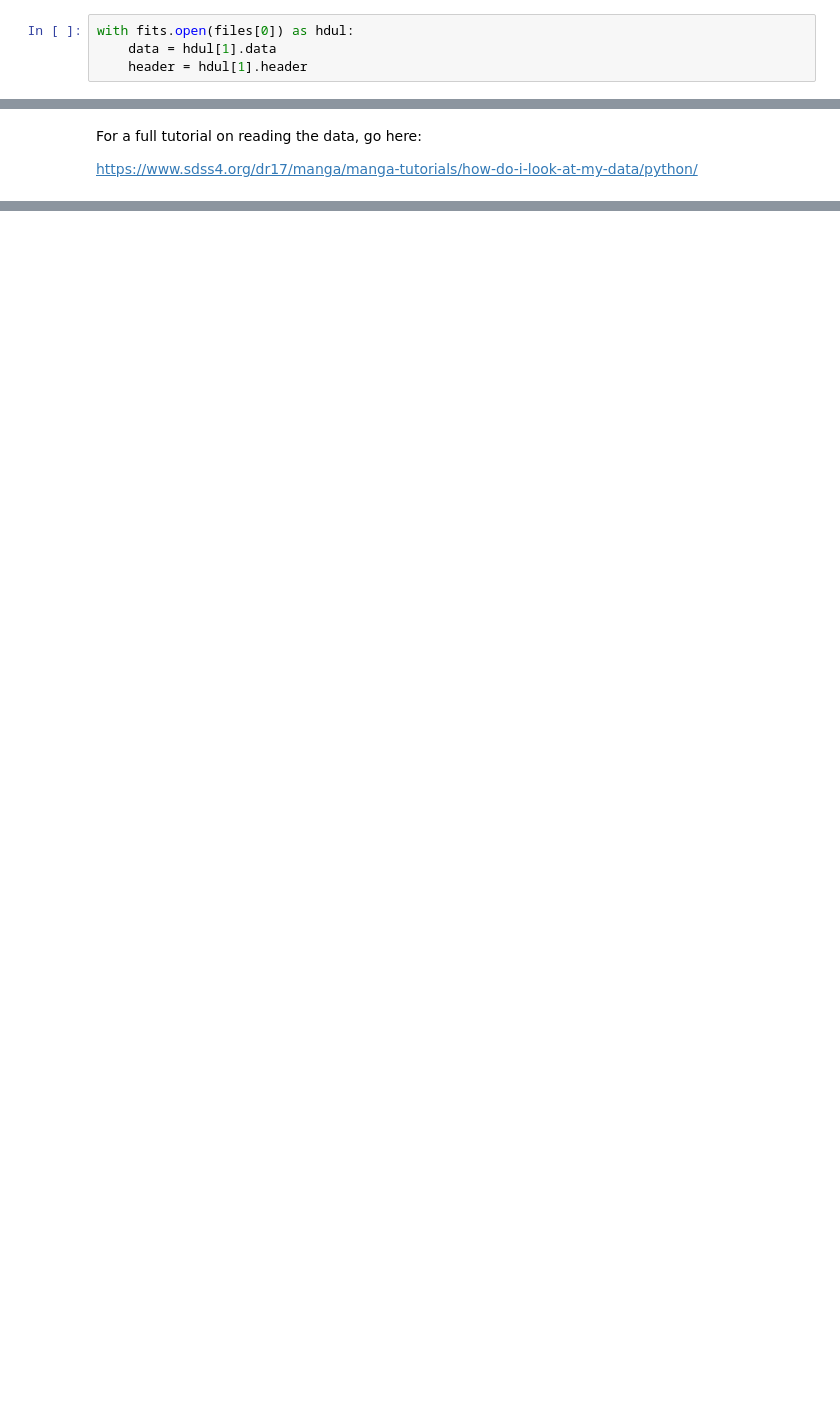
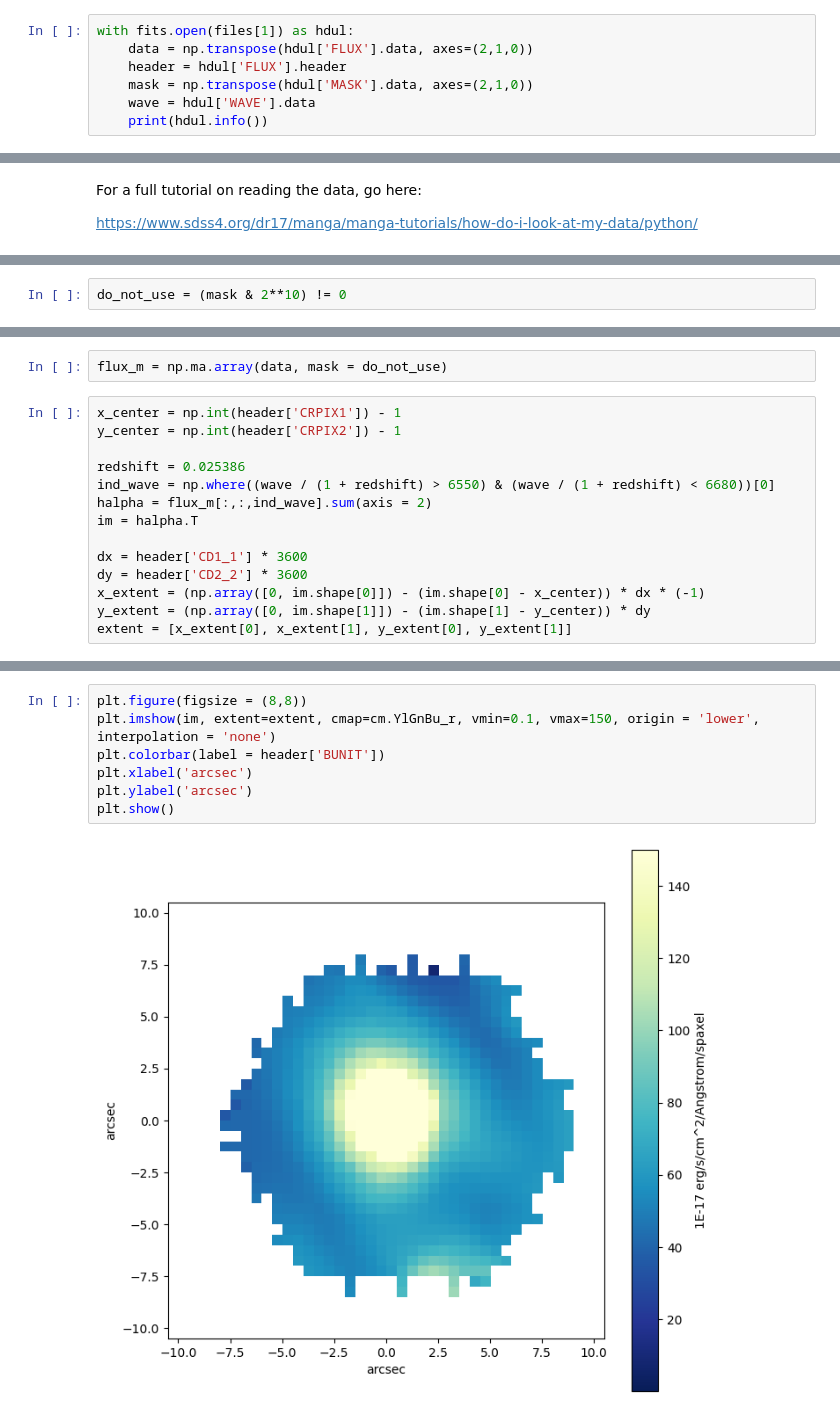
Before and after one commit to AstroORyan/weave-proj, a Jupyter notebook: example/notebooks/looking-at-cube.ipynb, the cells around one changed output, grey strips where cells are left out. Cells and saved outputs as stored; diff of their text form; blank space fills up the shorter version.

```diff
--- a/example/notebooks/looking-at-cube.ipynb
+++ b/example/notebooks/looking-at-cube.ipynb
@@ -19,4 +24,7 @@ with fits.open(files[0]) as hdul:
 # %%
-with fits.open(files[0]) as hdul:
-    data = hdul[1].data
-    header = hdul[1].header
+with fits.open(files[1]) as hdul:
+    data = np.transpose(hdul['FLUX'].data, axes=(2,1,0))
+    header = hdul['FLUX'].header
+    mask = np.transpose(hdul['MASK'].data, axes=(2,1,0))
+    wave = hdul['WAVE'].data
+    print(hdul.info())
@@ -46,0 +81,2 @@ https://www.sdss4.org/dr17/manga/manga-tutorials/how-do-i-look-at-my-data/python
+# %%
+do_not_use = (mask & 2**10) != 0
@@ -46,0 +87,16 @@ https://www.sdss4.org/dr17/manga/manga-tutorials/how-do-i-look-at-my-data/python
+# %%
+flux_m = np.ma.array(data, mask = do_not_use)
+# %%
+x_center = np.int(header['CRPIX1']) - 1
+y_center = np.int(header['CRPIX2']) - 1
+
+redshift = 0.025386
+ind_wave = np.where((wave / (1 + redshift) > 6550) & (wave / (1 + redshift) < 6680))[0]
+halpha = flux_m[:,:,ind_wave].sum(axis = 2)
+im = halpha.T
+
+dx = header['CD1_1'] * 3600
+dy = header['CD2_2'] * 3600
+x_extent = (np.array([0, im.shape[0]]) - (im.shape[0] - x_center)) * dx * (-1)
+y_extent = (np.array([0, im.shape[1]]) - (im.shape[1] - y_center)) * dy
+extent = [x_extent[0], x_extent[1], y_extent[0], y_extent[1]]
@@ -46,0 +111,9 @@ https://www.sdss4.org/dr17/manga/manga-tutorials/how-do-i-look-at-my-data/python
+# %%
+plt.figure(figsize = (8,8))
+plt.imshow(im, extent=extent, cmap=cm.YlGnBu_r, vmin=0.1, vmax=150, origin = 'lower', interpolation = 'none')
+plt.colorbar(label = header['BUNIT'])
+plt.xlabel('arcsec')
+plt.ylabel('arcsec')
+plt.show()
+# %% [output]
+[figure, added]
```
Also changed, not shown: parts of 39 cells of this notebook, 2 other files.
